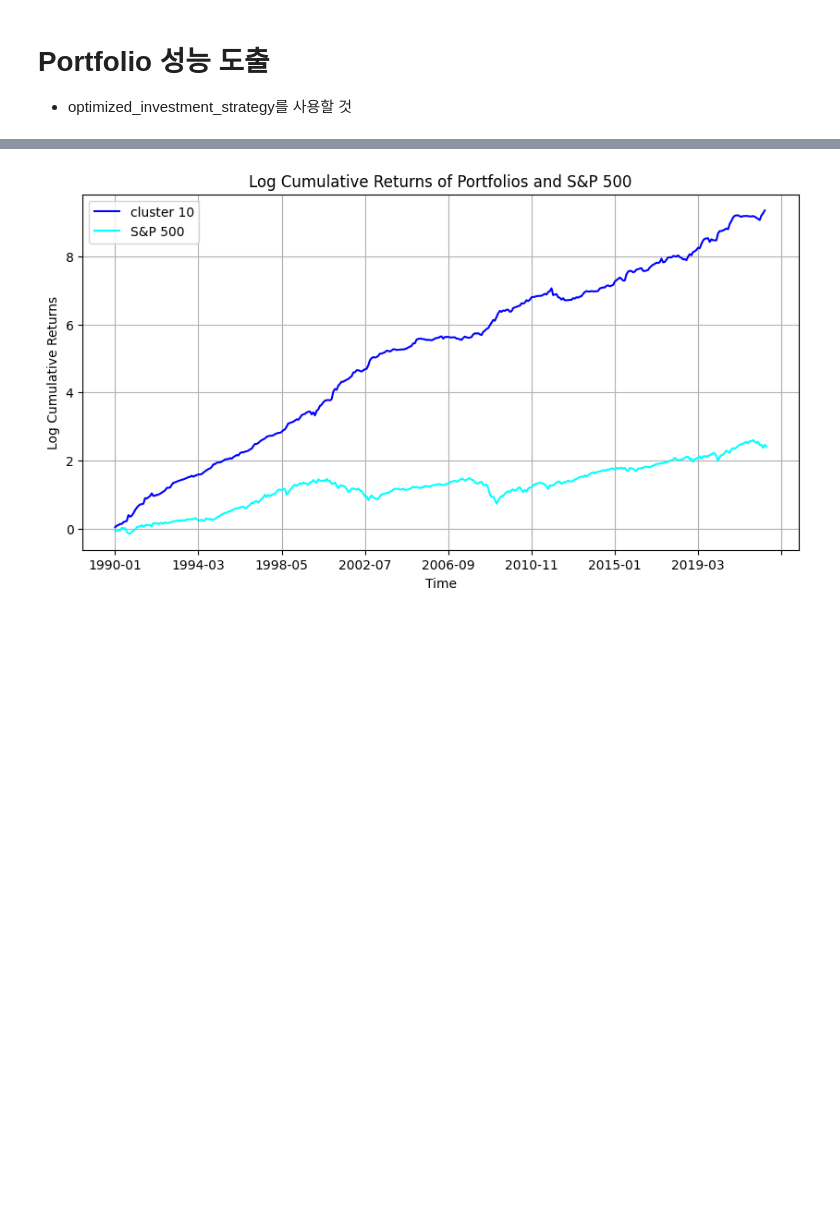
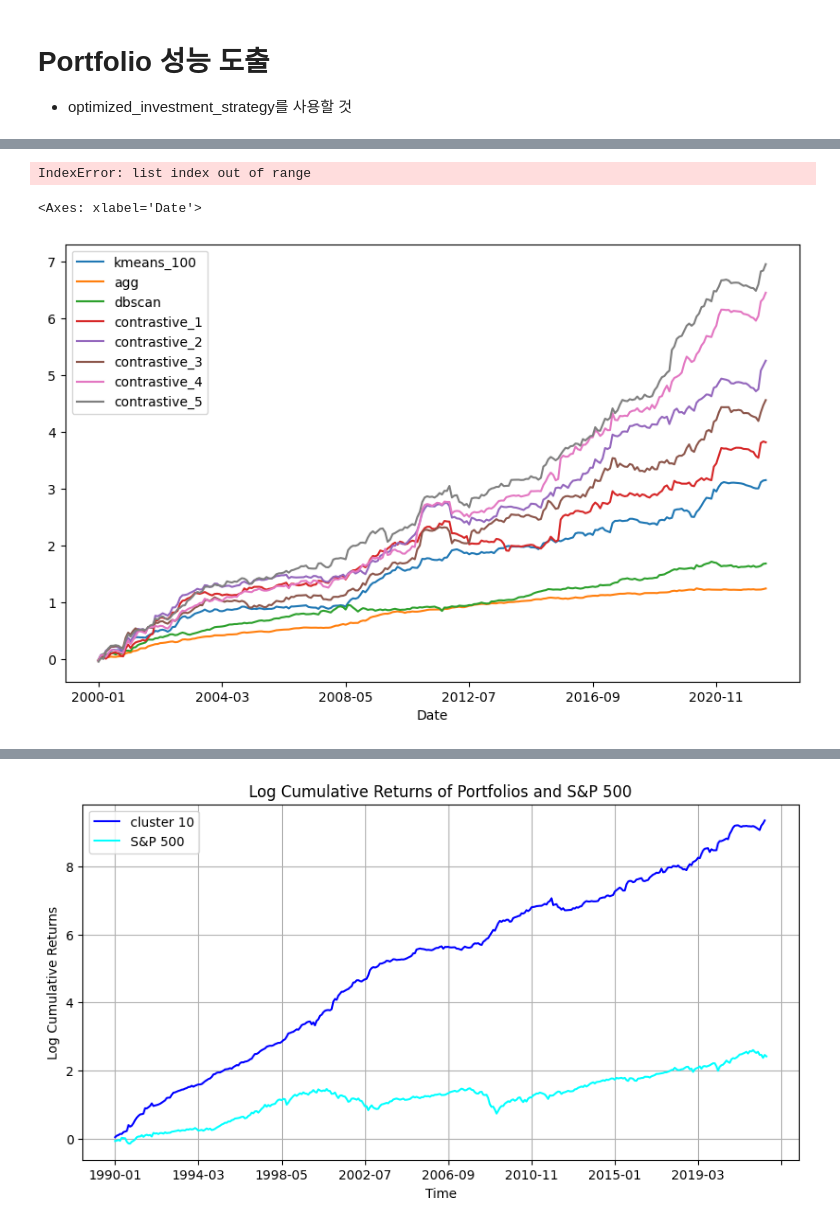
Before and after one commit to x7jeon8gi/PairsTrading, a Jupyter notebook: portfolio_check copy.ipynb, the cells around one changed output, grey strips where cells are left out. Saved outputs shown, nothing was run; the diff lists cells and outputs as text; code cells hidden in the pictures; blank space fills up the shorter version.

```diff
--- a/portfolio_check copy.ipynb
+++ b/portfolio_check copy.ipynb
@@ -131,0 +223,24 @@ cumulative_return_kmeans_100, cumulative_returns_list_kmeans_100, log_returns_li
+# %%
+out_filter = 0.7 # ! Outlier filter
+thres = 1
+batch = 1024
+hidden = 128
+bins = 64
+std = 0.05
+mask = 0.05
+
+cumulative_return_1, cumulative_returns_list_1, log_returns_list_1 = optimized_investment_strategy(
+    df_winsorized, number_of_clusters=10, threshold=thres, batch=batch, bins=bins, hidden=hidden,mask=mask, std= std, out_filter=out_filter)
+
+cumulative_return_2, cumulative_returns_list_2, log_returns_list_2 = optimized_investment_strategy(
+    df_winsorized, number_of_clusters=20, threshold=thres, batch=batch, bins=bins, hidden=hidden,mask=mask, std= std, out_filter=out_filter)
+
+cumulative_return_3, cumulative_returns_list_3, log_returns_list_3 = optimized_investment_strategy(
+    df_winsorized, number_of_clusters=30, threshold=thres, batch=batch, bins=bins, hidden=hidden,mask=mask, std= std, out_filter=out_filter)
+
+
+cumulative_return_4, cumulative_returns_list_4, log_returns_list_4 = optimized_investment_strategy(
+    df_winsorized, number_of_clusters=40, threshold=thres, batch=batch, bins=bins, hidden=hidden,mask=mask, std= std,out_filter=out_filter)
+
+cumulative_return_5, cumulative_returns_list_5, log_returns_list_5 = optimized_investment_strategy(
+    df_winsorized, number_of_clusters=50, threshold=thres, batch=batch, bins=bins, hidden=hidden,mask=mask, std= std, out_filter=out_filter)
@@ -131,0 +253,13 @@ cumulative_return_kmeans_100, cumulative_returns_list_kmeans_100, log_returns_li
+# %%
+# ## 신규 옵션들
+
+cumulative_return_7, cumulative_returns_list_7, log_returns_list_7 = optimized_investment_strategy(
+    df_winsorized, number_of_clusters=50, threshold=thres, batch=1024, bins=bins, hidden=hidden, mask=0.1, std=0.1, out_filter=out_filter)
+
+# cumulative_return_8, cumulative_returns_list_8, log_returns_list_8 = optimized_investment_strategy(
+#     df_winsorized, number_of_clusters=50, threshold=thres, batch=1024, bins=bins, hidden=hidden, mask=0.01, std=0.05, out_filter=out_filter)
+
+# cumulative_return_9, cumulative_returns_list_9, log_returns_list_9 = optimized_investment_strategy(
+#     df_winsorized, number_of_clusters=50, threshold=thres, batch=batch, bins=bins, hidden=hidden, mask=0.05, std=0.05, out_filter=out_filter)
+# %% [output]
+IndexError: list index out of range
@@ -131,0 +353,5 @@ cumulative_return_kmeans_100, cumulative_returns_list_kmeans_100, log_returns_li
+# %%
+from_2020.plot(figsize=(10,6))
+# %% [output]
+<Axes: xlabel='Date'>
+[figure, added]
```
Also changed, not shown: parts of 17 cells of this notebook, 26 other files.
